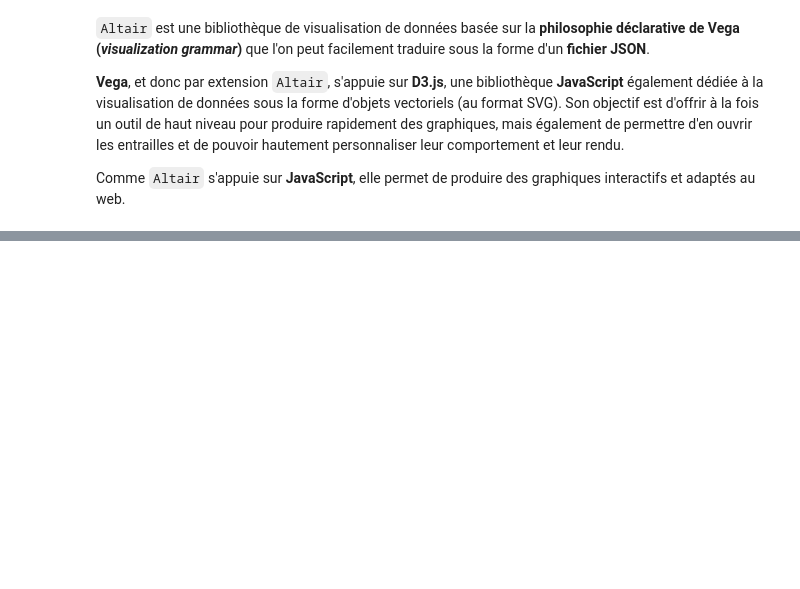
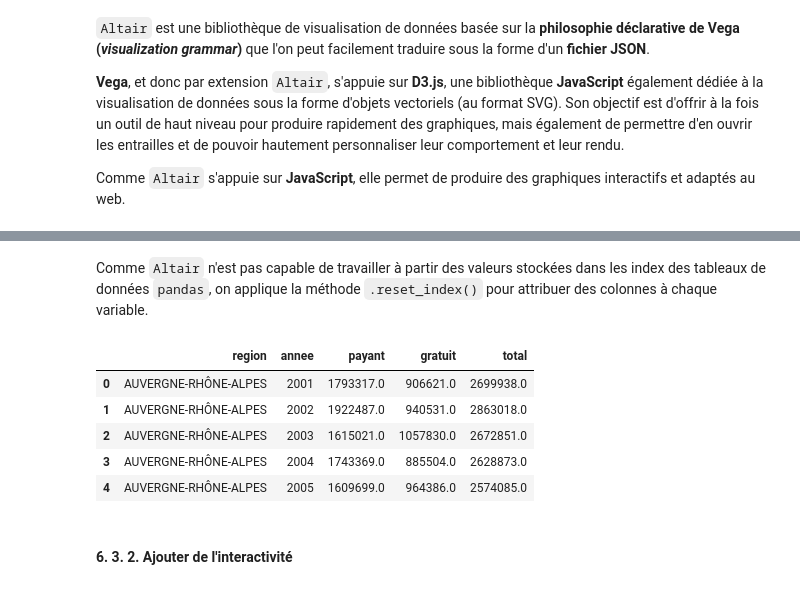
Before and after one commit to RomainMularczyk/cycle_dataviz_python, a Jupyter notebook: Presentation.ipynb, the cells around one changed output, grey strips where cells are left out. Drawn from its saved outputs; the diff is of its cells as text; code cells hidden in the pictures; blank space fills up the shorter version.

Commit message:
Add part on Altair

```diff
--- a/Presentation.ipynb
+++ b/Presentation.ipynb
@@ -479,0 +890,3 @@ import altair as alt
+# %%
+df_region_annee = df_join.groupby(["region", "annee"]).sum()
+df_region_annee.head()
@@ -479,0 +901,14 @@ import altair as alt
+# %% [markdown]
+Comme `Altair` n'est pas capable de travailler à partir des valeurs stockées dans les index des tableaux de données `pandas`, on applique la méthode `.reset_index()` pour attribuer des colonnes à chaque variable.
+# %%
+df_region_annee.reset_index(inplace=True)
+df_region_annee.head()
+# %% [output]
+|  | region | annee | payant | gratuit | total |
+| 0 | AUVERGNE-RHÔNE-ALPES | 2001 | 1793317.0 | 906621.0 | 2699938.0 |
+| 1 | AUVERGNE-RHÔNE-ALPES | 2002 | 1922487.0 | 940531.0 | 2863018.0 |
+| 2 | AUVERGNE-RHÔNE-ALPES | 2003 | 1615021.0 | 1057830.0 | 2672851.0 |
+| 3 | AUVERGNE-RHÔNE-ALPES | 2004 | 1743369.0 | 885504.0 | 2628873.0 |
+| 4 | AUVERGNE-RHÔNE-ALPES | 2005 | 1609699.0 | 964386.0 | 2574085.0 |
+# %% [markdown]
+#### 6. 3. 2. Ajouter de l'interactivité
```
Also changed, not shown: parts of 89 cells of this notebook.
